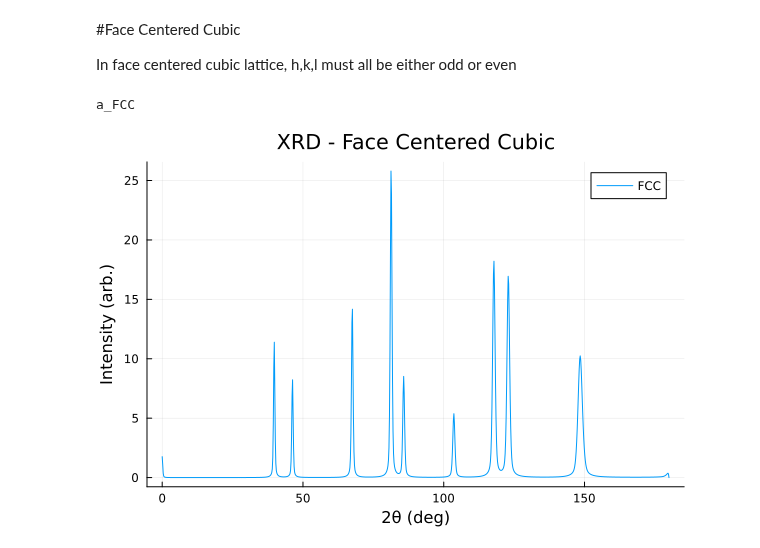
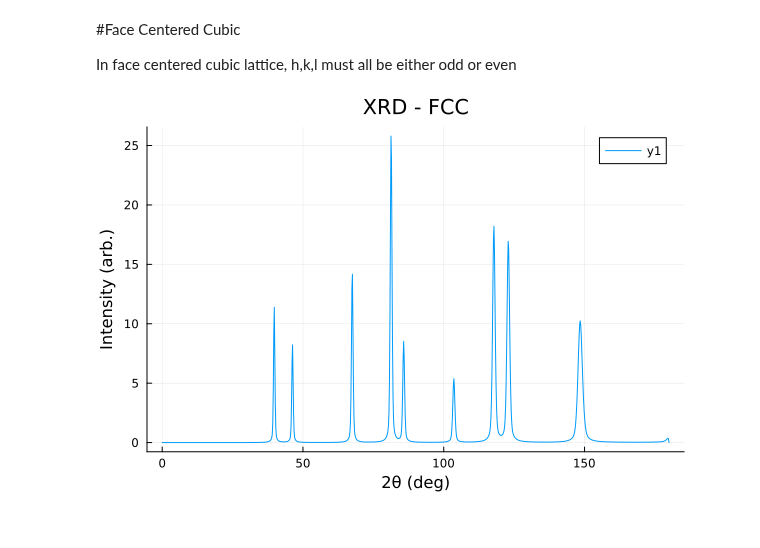
Before and after one commit to hezy/XRD_simple, a Jupyter notebook: simple_XRD_julia.ipynb, the cells around one changed output. Cells and saved outputs as stored; diff of their text form; code cells hidden in the pictures.

```diff
--- a/simple_XRD_julia.ipynb
+++ b/simple_XRD_julia.ipynb
@@ -146,29 +144,21 @@ In face centered cubic lattice, h,k,l must all be either odd or even
 # %%
 """
 Lattice parameter for FCC Platinum
 from https://periodictable.com/Elements/078/data.html
 """
 a_FCC = 0.39242
 
 #"""
 #Lattice parameter a for FCC Pb
 #from https://en.wikipedia.org/wiki/Lattice_constant
 #"""
 #a_FCC = 0.4920
+
+indices_FCC = [[h,k,l] for h=-5:5 for k=-5:5 for l=-5:5 if
+                ((iseven(h) && iseven(k) && iseven(l))||
+                (isodd(h) && isodd(k) && isodd(l)))
+                && [h,k,l]!=[0,0,0]]
+
+_main_(θ, indices_FCC, λ, a_FCC, U, V, W, "XRD - FCC")
 # %% [output]
-a_FCC
+[figure, added]
-# %%
-generate_indices_FCC = [[h,k,l] for h=-5:5 for k=-5:5 for l=-5:5 if
-                        (iseven(h) && iseven(k) && iseven(l))||
-                        (isodd(h) && isodd(k) && isodd(l))
-                        && [h,k,l]!=[0,0,0]]
-indices_FCC = (reduce(hcat, generate_indices_FCC))'
-two_θ_list_FCC = bragg_angels(wavelength, d_list(indices_FCC, a_FCC));
-y_FCC = intensity(θ, two_θ_list_FCC, U, V, W)
-
-p = plot(θ, y_FCC, label="FCC")
-title!("XRD - Face Centered Cubic")
-xlabel!(raw"2θ (deg)")
-ylabel!(raw"Intensity (arb.)")
-# %% [output]
-[figure, removed]
```
Also changed, not shown: parts of 6 cells of this notebook.
